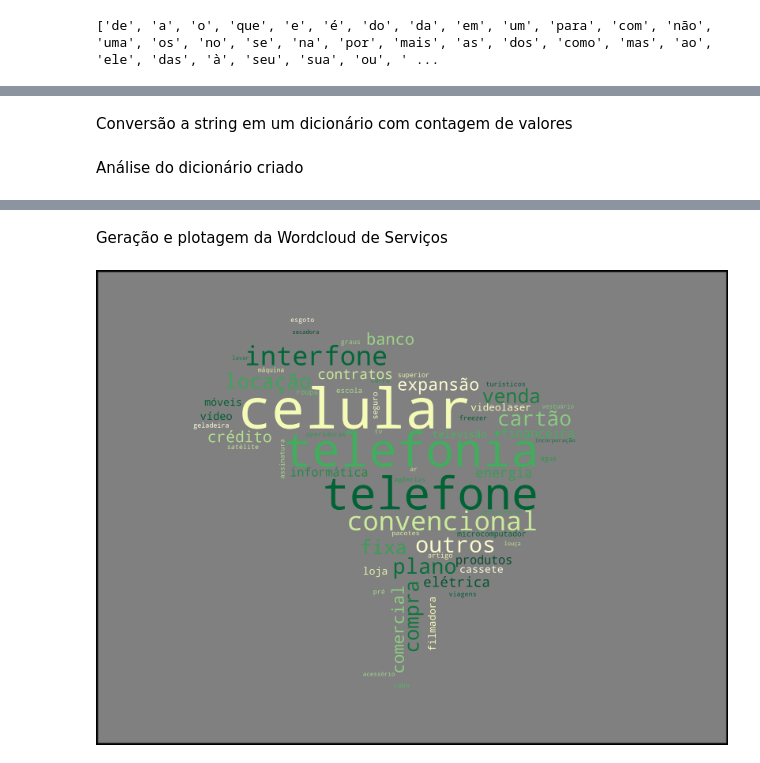
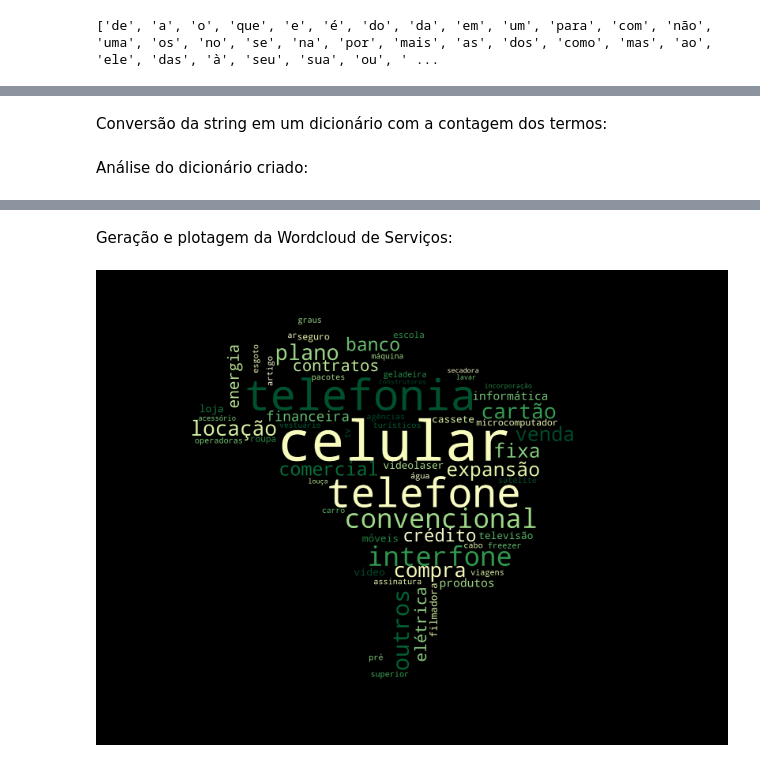
Before and after one commit to ArthurPatricio/WordCloud_Procon_2017, a Jupyter notebook: WordCloud_Procon.ipynb, the cells around one changed output, grey strips where cells are left out. Cells and saved outputs as stored; diff of their text form; code cells hidden in the pictures.

```diff
--- a/WordCloud_Procon.ipynb
+++ b/WordCloud_Procon.ipynb
@@ -474,11 +478,11 @@ Retirada das stopWords de string_serviços
 # %%
 string_serviços_tokenized_cleaned = [word for word in string_serviços_tokenized if not (word in stopWords_list)]
 # %% [markdown]
-Conversão a string em um dicionário com contagem de valores
+Conversão da string em um dicionário com a contagem dos termos:
 # %%
 count_string_serviços_tokenized_cleaned = Counter(string_serviços_tokenized_cleaned)
 # %% [markdown]
-Análise do dicionário criado
+Análise do dicionário criado:
 # %%
 count_string_serviços_tokenized_cleaned
 # %% [output]
@@ -500,14 +504,14 @@ Counter({'outros': 3518,
          'sistema': 1,
          'conservação': 1})
 # %% [markdown]
-Geração e plotagem da Wordcloud de Serviços
+Geração e plotagem da Wordcloud de Serviços:
 # %%
 BRA_mask = np.array(Image.open("brasil.jpg"))
 
-wordcloud_empresas = WordCloud(width=3000, height=2000, colormap = 'YlGn', background_color='grey', max_words = 60, mask = BRA_mask).generate_from_frequencies(count_string_serviços_tokenized_cleaned)
+wordcloud_empresas = WordCloud(width=3000, height=2000, colormap = 'YlGn', background_color='black', max_words = 60, mask = BRA_mask).generate_from_frequencies(count_string_serviços_tokenized_cleaned)
 plt.figure(figsize=(40,30),facecolor = 'k')
 plt.imshow(wordcloud_empresas, interpolation='bilinear')
 plt.axis('off')
 plt.show()
 # %% [output]
-[figure, old version]
+[figure, new version]
```
Also changed, not shown: parts of 33 cells of this notebook.
